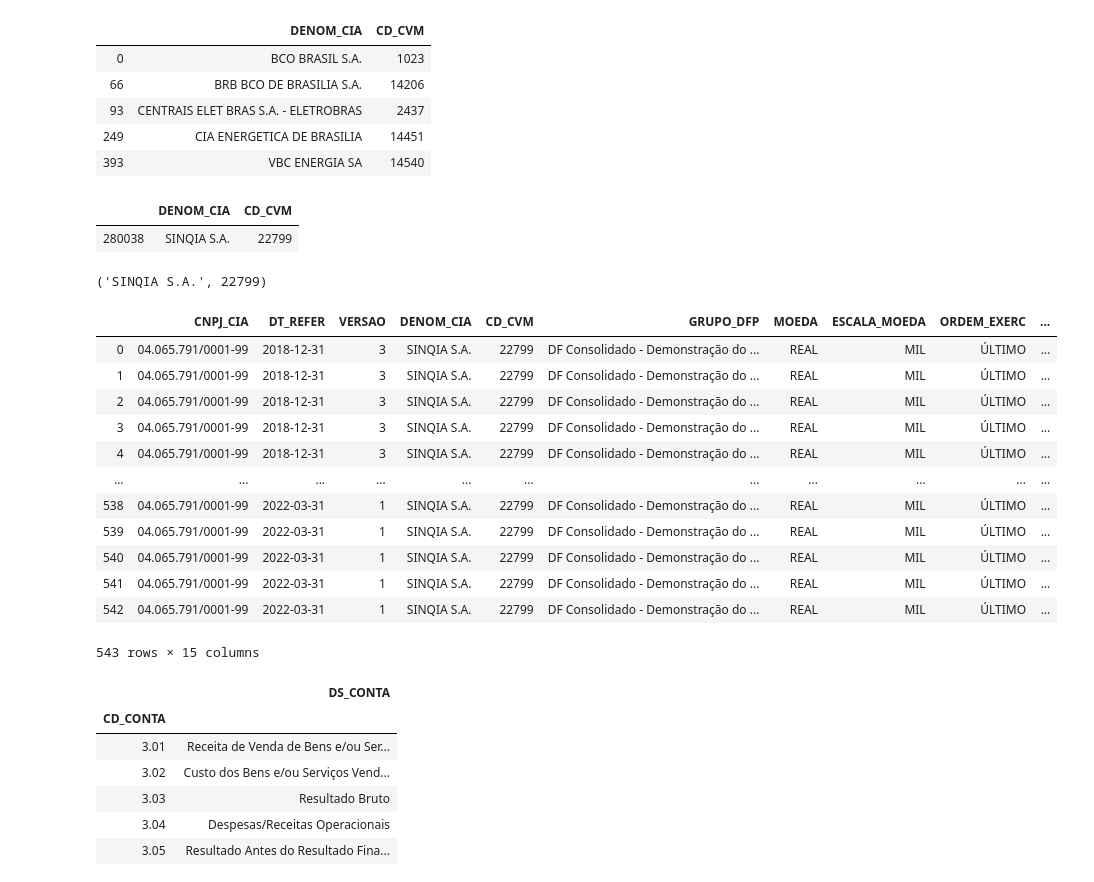
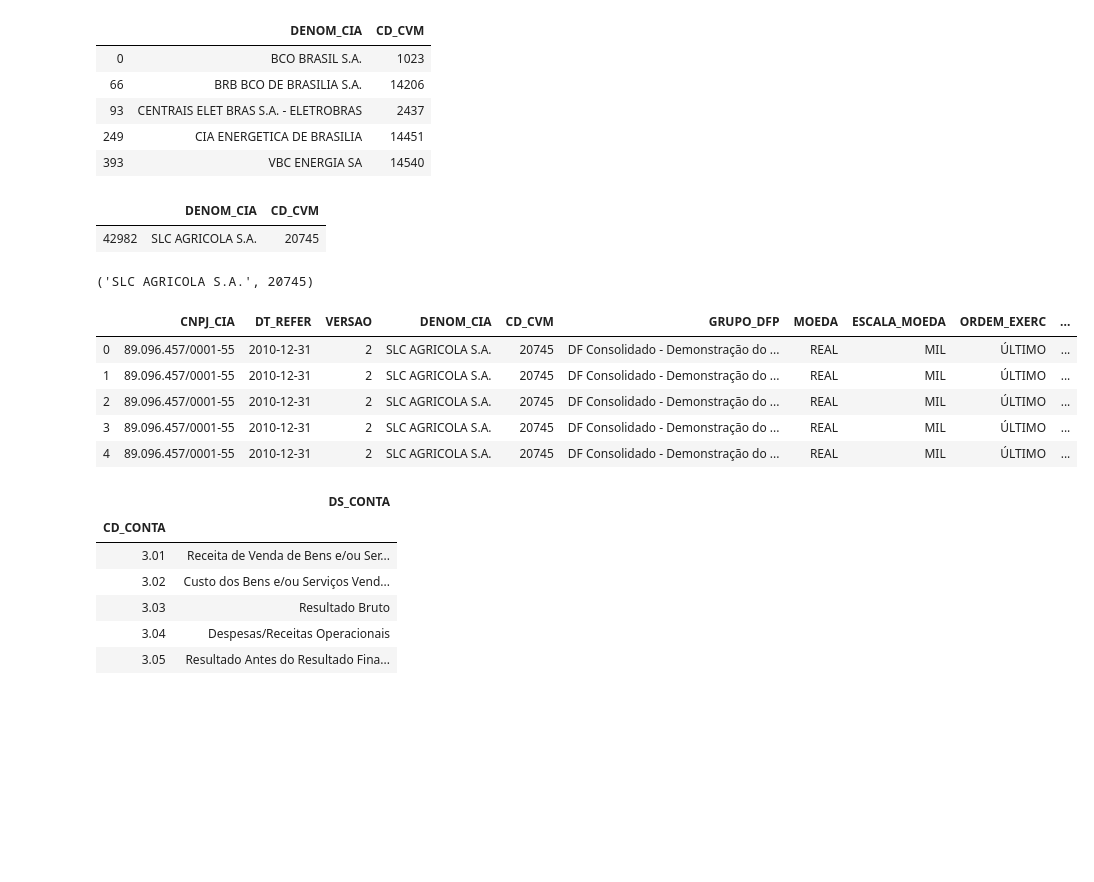
Before and after one commit to ggarmatter/Extrai-dados-CVM, a Jupyter notebook: Extrai dados CVM.ipynb, the cells around one changed output. Cells and saved outputs as stored; diff of their text form; code cells hidden in the pictures; blank space fills up the shorter version.

```diff
--- a/Extrai dados CVM.ipynb
+++ b/Extrai dados CVM.ipynb
@@ -21,7 +21,7 @@ diretorio
 'D:\\Extrai-dados-CVM'
 # %%
 #busca = input("Entre com o nome da empresa: ")
-busca = "sinqia" # nome da empresa a ser buscada
+busca = "slc" # nome da empresa a ser buscada
 # %%
 tipo = "con" #qual base de dados quero usar, "con" para consolidado e "ind" para individual
 # %%
@@ -205,35 +205,28 @@ empresa = lista_empresas[lista_empresas['DENOM_CIA'].str.contains(busca, case=Fa
 empresa
 # %% [output]
 |  | DENOM_CIA | CD_CVM |
-| 280038 | SINQIA S.A. | 22799 |
+| 42982 | SLC AGRICOLA S.A. | 20745 |
 # %%
 cd_cvm = empresa.iloc[0,1]
 denom_cia = empresa.iloc[0,0]
 denom_cia, cd_cvm
 # %% [output]
-('SINQIA S.A.', 22799)
+('SLC AGRICOLA S.A.', 20745)
 # %%
-# junta os dados anuais com trimestrais
+# junta os dados anuais com trimestrais para pegar o DRE
 dre = pd.concat([pd.read_csv(f'./Data/processados/dfp_cia_aberta_DRE_{tipo}_{year_0}-{year}.csv'),
                  pd.read_csv(f'./Data/processados/itr_cia_aberta_DRE_{tipo}_{year_0_tri}-{year}.csv')],
                ignore_index=True).drop_duplicates()
 # filtra só para empresa que eu quero e para "último" para não ter dado duplicado
 dre = dre[((dre["DENOM_CIA"]==denom_cia) & (dre["ORDEM_EXERC"]=="ÚLTIMO"))].reset_index(drop=True)
-dre
+dre.head()
 # %% [output]
 |  | CNPJ_CIA | DT_REFER | VERSAO | DENOM_CIA | CD_CVM | GRUPO_DFP | MOEDA | ESCALA_MOEDA | ORDEM_EXERC | ... |
-| 0 | 04.065.791/0001-99 | 2018-12-31 | 3 | SINQIA S.A. | 22799 | DF Consolidado - Demonstração do ... | REAL | MIL | ÚLTIMO | ... |
-| 1 | 04.065.791/0001-99 | 2018-12-31 | 3 | SINQIA S.A. | 22799 | DF Consolidado - Demonstração do ... | REAL | MIL | ÚLTIMO | ... |
-| 2 | 04.065.791/0001-99 | 2018-12-31 | 3 | SINQIA S.A. | 22799 | DF Consolidado - Demonstração do ... | REAL | MIL | ÚLTIMO | ... |
-| 3 | 04.065.791/0001-99 | 2018-12-31 | 3 | SINQIA S.A. | 22799 | DF Consolidado - Demonstração do ... | REAL | MIL | ÚLTIMO | ... |
-| 4 | 04.065.791/0001-99 | 2018-12-31 | 3 | SINQIA S.A. | 22799 | DF Consolidado - Demonstração do ... | REAL | MIL | ÚLTIMO | ... |
-| ... | ... | ... | ... | ... | ... | ... | ... | ... | ... | ... |
-| 538 | 04.065.791/0001-99 | 2022-03-31 | 1 | SINQIA S.A. | 22799 | DF Consolidado - Demonstração do ... | REAL | MIL | ÚLTIMO | ... |
-| 539 | 04.065.791/0001-99 | 2022-03-31 | 1 | SINQIA S.A. | 22799 | DF Consolidado - Demonstração do ... | REAL | MIL | ÚLTIMO | ... |
-| 540 | 04.065.791/0001-99 | 2022-03-31 | 1 | SINQIA S.A. | 22799 | DF Consolidado - Demonstração do ... | REAL | MIL | ÚLTIMO | ... |
-| 541 | 04.065.791/0001-99 | 2022-03-31 | 1 | SINQIA S.A. | 22799 | DF Consolidado - Demonstração do ... | REAL | MIL | ÚLTIMO | ... |
-| 542 | 04.065.791/0001-99 | 2022-03-31 | 1 | SINQIA S.A. | 22799 | DF Consolidado - Demonstração do ... | REAL | MIL | ÚLTIMO | ... |
+| 0 | 89.096.457/0001-55 | 2010-12-31 | 2 | SLC AGRICOLA S.A. | 20745 | DF Consolidado - Demonstração do ... | REAL | MIL | ÚLTIMO | ... |
+| 1 | 89.096.457/0001-55 | 2010-12-31 | 2 | SLC AGRICOLA S.A. | 20745 | DF Consolidado - Demonstração do ... | REAL | MIL | ÚLTIMO | ... |
+| 2 | 89.096.457/0001-55 | 2010-12-31 | 2 | SLC AGRICOLA S.A. | 20745 | DF Consolidado - Demonstração do ... | REAL | MIL | ÚLTIMO | ... |
+| 3 | 89.096.457/0001-55 | 2010-12-31 | 2 | SLC AGRICOLA S.A. | 20745 | DF Consolidado - Demonstração do ... | REAL | MIL | ÚLTIMO | ... |
+| 4 | 89.096.457/0001-55 | 2010-12-31 | 2 | SLC AGRICOLA S.A. | 20745 | DF Consolidado - Demonstração do ... | REAL | MIL | ÚLTIMO | ... |
-543 rows × 15 columns
 # %%
 # cria um dataframe "esqueleto" pra colocar os resultados do dre. Feito com base no resultado anual do ano anterior
 resultado_dre = pd.DataFrame
```
Also changed, not shown: parts of 4 cells of this notebook.
